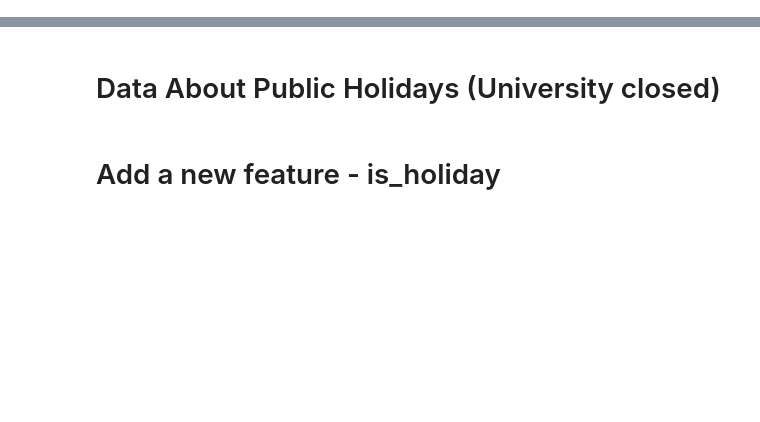
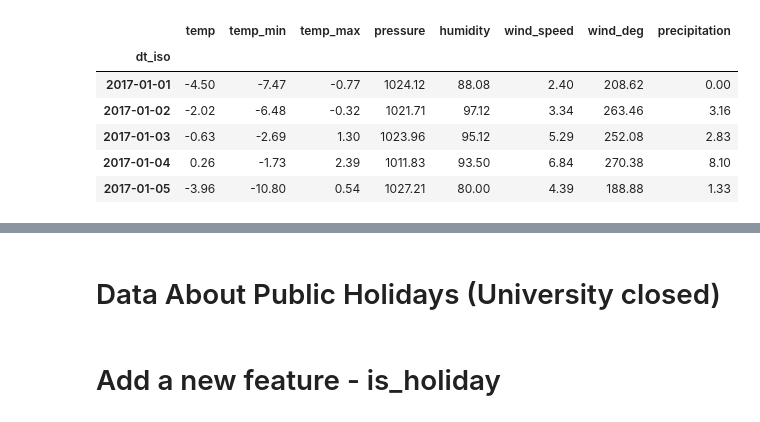
Before and after one commit to PclFnr/bayreuth_ai_association, a Jupyter notebook: weather_holidays_extention.ipynb, the cells around one changed output, grey strips where cells are left out. Drawn from its saved outputs; the diff is of its cells as text; code cells hidden in the pictures; blank space fills up the shorter version.

```diff
--- a/weather_holidays_extention.ipynb
+++ b/weather_holidays_extention.ipynb
@@ -12,6 +12,8 @@ useless_columns = [
     "dt", "timezone", "city_name", "lat", "lon", "visibility",
     "sea_level", "rain_3h", "snow_3h", "weather_id", "weather_main",
     "weather_description", "weather_icon", "grnd_level", "clouds_all",
+    "dew_point", "feels_like", "wind_gust", # this data is not provided by API for future
+
 ]
 
 # convert dates to strings
@@ -27,20 +29,31 @@ weather_df.drop(columns=useless_columns, inplace=True)
 # %%
 # aggregation
 weather_df = weather_df.groupby(
     by="dt_iso",
 ).agg(
     {
         "temp": "mean",
-        "dew_point": "mean",
-        "feels_like": "mean",
         "temp_min": "min",
         "temp_max": "max",
         "pressure": "mean",
         "humidity": "mean",
         "wind_speed": "mean",
         "wind_deg": "mean",
-        "wind_gust": "max", # suddenly increase in weather speed
         "rain_1h": "sum",
         "snow_1h": "sum",
     }
 )
+
+weather_df["precipitation"] = weather_df["rain_1h"] + weather_df["snow_1h"]
+weather_df.drop(columns=["rain_1h", "snow_1h"], inplace=True)
+
+weather_df = weather_df.round(decimals=2)
+weather_df.head()
+# %% [output]
+|  | temp | temp_min | temp_max | pressure | humidity | wind_speed | wind_deg | precipitation |
+| dt_iso |  |  |  |  |  |  |  |  |
+| 2017-01-01 | -4.50 | -7.47 | -0.77 | 1024.12 | 88.08 | 2.40 | 208.62 | 0.00 |
+| 2017-01-02 | -2.02 | -6.48 | -0.32 | 1021.71 | 97.12 | 3.34 | 263.46 | 3.16 |
+| 2017-01-03 | -0.63 | -2.69 | 1.30 | 1023.96 | 95.12 | 5.29 | 252.08 | 2.83 |
+| 2017-01-04 | 0.26 | -1.73 | 2.39 | 1011.83 | 93.50 | 6.84 | 270.38 | 8.10 |
+| 2017-01-05 | -3.96 | -10.80 | 0.54 | 1027.21 | 80.00 | 4.39 | 188.88 | 1.33 |
```
Also changed, not shown: parts of 15 cells of this notebook, 17 other files.
